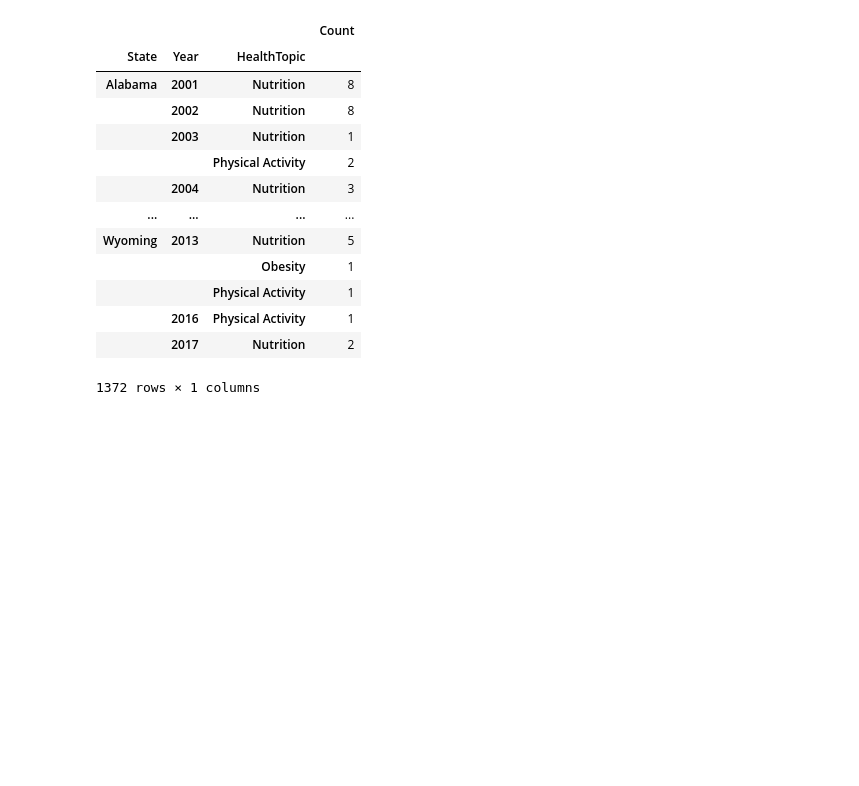
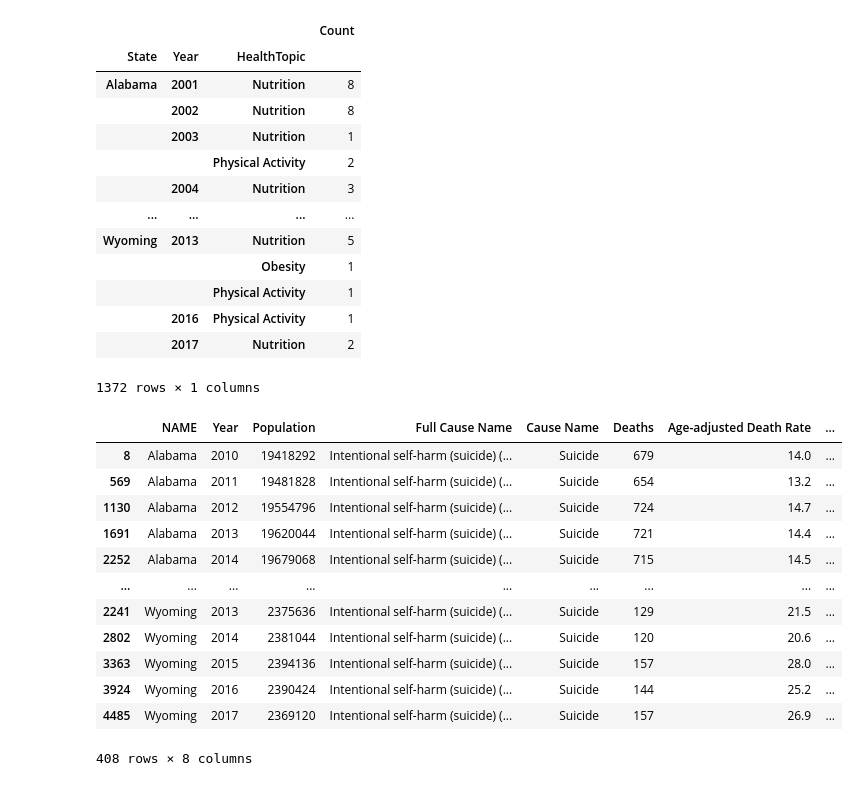
Before and after one commit to wreinhold/bootcamp-group1-project, a Jupyter notebook: deaths_legislation.ipynb, the cells around one changed output. Drawn from its saved outputs; the diff is of its cells as text; code cells hidden in the pictures; blank space fills up the shorter version.

```diff
--- a/deaths_legislation.ipynb
+++ b/deaths_legislation.ipynb
@@ -171,3 +171,22 @@ laws_per_year
 |  | 2016 | Physical Activity | 1 |
 |  | 2017 | Nutrition | 2 |
 1372 rows × 1 columns
+# %%
+#Filter df for only suicide for cause of death
+suicide_df = merged_df.drop(merged_df[merged_df['Cause Name'] != 'Suicide'].index)
+suicide_df = suicide_df.sort_values(by = ["NAME", "Year"])
+suicide_df
+# %% [output]
+|  | NAME | Year | Population | Full Cause Name | Cause Name | Deaths | Age-adjusted Death Rate | ... |
+| 8 | Alabama | 2010 | 19418292 | Intentional self-harm (suicide) (... | Suicide | 679 | 14.0 | ... |
+| 569 | Alabama | 2011 | 19481828 | Intentional self-harm (suicide) (... | Suicide | 654 | 13.2 | ... |
+| 1130 | Alabama | 2012 | 19554796 | Intentional self-harm (suicide) (... | Suicide | 724 | 14.7 | ... |
+| 1691 | Alabama | 2013 | 19620044 | Intentional self-harm (suicide) (... | Suicide | 721 | 14.4 | ... |
+| 2252 | Alabama | 2014 | 19679068 | Intentional self-harm (suicide) (... | Suicide | 715 | 14.5 | ... |
+| ... | ... | ... | ... | ... | ... | ... | ... | ... |
+| 2241 | Wyoming | 2013 | 2375636 | Intentional self-harm (suicide) (... | Suicide | 129 | 21.5 | ... |
+| 2802 | Wyoming | 2014 | 2381044 | Intentional self-harm (suicide) (... | Suicide | 120 | 20.6 | ... |
+| 3363 | Wyoming | 2015 | 2394136 | Intentional self-harm (suicide) (... | Suicide | 157 | 28.0 | ... |
+| 3924 | Wyoming | 2016 | 2390424 | Intentional self-harm (suicide) (... | Suicide | 144 | 25.2 | ... |
+| 4485 | Wyoming | 2017 | 2369120 | Intentional self-harm (suicide) (... | Suicide | 157 | 26.9 | ... |
+408 rows × 8 columns
```
Also changed, not shown: parts of 2 cells of this notebook.
